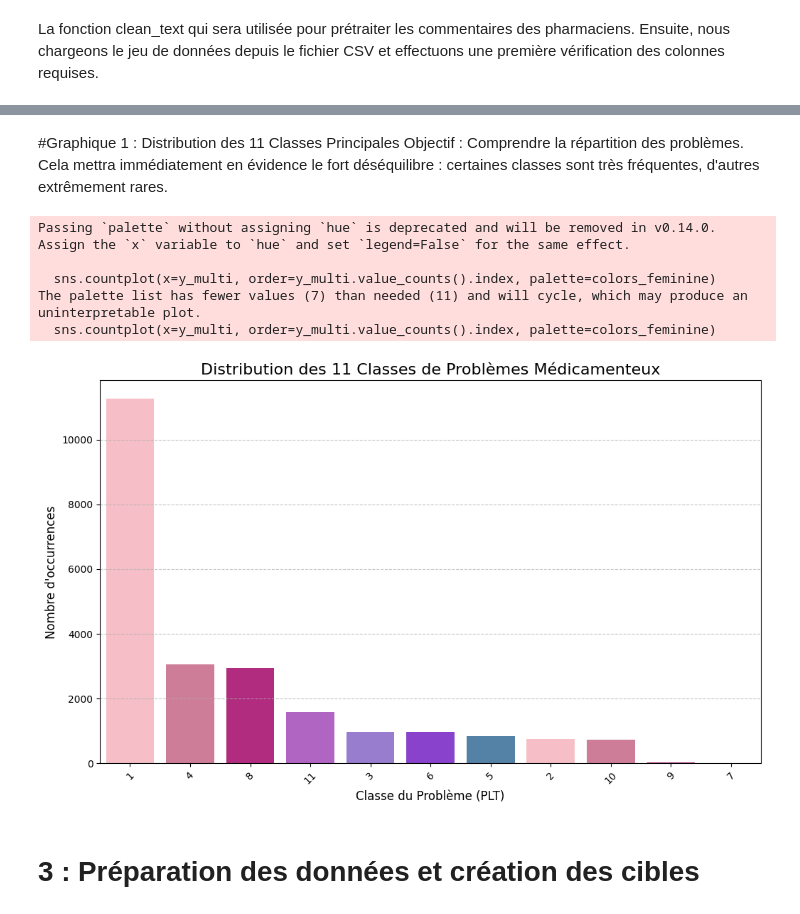
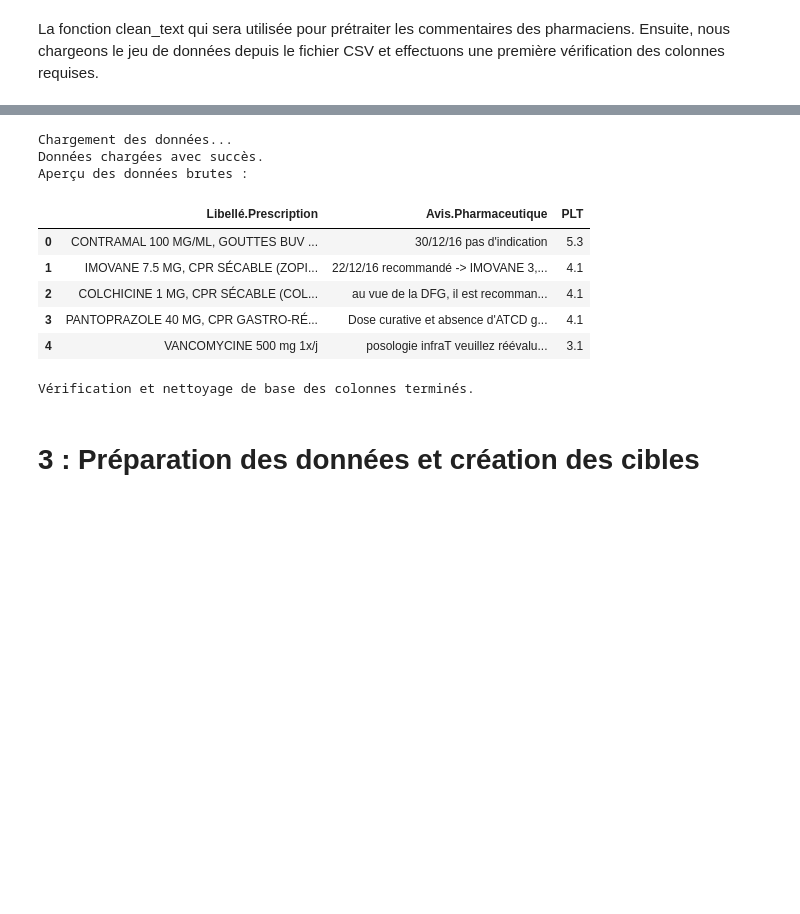
Before and after one commit to FLOWER-2024/Classification-des-Interventions-Pharmaceutiques, a Jupyter notebook: defi_2_VERSION_FINALE .ipynb, the cells around one changed output, grey strips where cells are left out. Cells and saved outputs as stored; diff of their text form; code cells hidden in the pictures; blank space fills up the shorter version.

```diff
--- a/defi_2_VERSION_FINALE .ipynb
+++ b/defi_2_VERSION_FINALE .ipynb
@@ -122,25 +70,43 @@ Données chargées avec succès.
-# %% [markdown]
-#Graphique 1 : Distribution des 11 Classes Principales
-Objectif : Comprendre la répartition des problèmes. Cela mettra immédiatement en évidence le fort déséquilibre : certaines classes sont très fréquentes, d'autres extrêmement rares.
-# %%
-# ===================================================
-# GRAPHIQUE 1 : DISTRIBUTION DES CLASSES MULTICLASSES
-# ===================================================
-plt.figure(figsize=(12, 7))
-sns.countplot(x=y_multi, order=y_multi.value_counts().index, palette=colors_feminine)
-plt.title('Distribution des 11 Classes de Problèmes Médicamenteux', fontsize=16)
-plt.xlabel('Classe du Problème (PLT)', fontsize=12)
-plt.ylabel('Nombre d\'occurrences', fontsize=12)
-plt.xticks(rotation=45)
-plt.grid(axis='y', linestyle='--', alpha=0.7)
-plt.show()
-# %% [output]
-Passing `palette` without assigning `hue` is deprecated and will be removed in v0.14.0. Assign the `x` variable to `hue` and set `legend=False` for the same effect.
-
-  sns.countplot(x=y_multi, order=y_multi.value_counts().index, palette=colors_feminine)
-The palette list has fewer values (7) than needed (11) and will cycle, which may produce an uninterpretable plot.
-  sns.countplot(x=y_multi, order=y_multi.value_counts().index, palette=colors_feminine)
-[figure, removed]
+# %%
+# ===================================================
+# 2. CHARGEMENT ET VALIDATION INITIALE DES DONNÉES
+# ===================================================
+
+# Chargement du jeu de données
+print("Chargement des données...")
+try:
+    # On lit le fichier en spécifiant le séparateur ";"
+    data = pd.read_csv('/content/data_defi3.csv', sep=';')
+    print("Données chargées avec succès.")
+    # Afficher un aperçu des données brutes
+    print("Aperçu des données brutes :")
+    display(data.head())
+except FileNotFoundError:
+    print("Erreur : Le fichier 'data_defi3.csv' est introuvable. Assurez-vous qu'il est dans le bon répertoire.")
+    # Crée un DataFrame vide pour éviter les erreurs dans les cellules suivantes
+    data = pd.DataFrame(columns=['Avis.Pharmaceutique', 'PLT', 'Libellé.Prescription'])
+
+# Vérification et nettoyage initial des colonnes essentielles
+required_columns = ['Avis.Pharmaceutique', 'PLT', 'Libellé.Prescription']
+if all(col in data.columns for col in required_columns):
+    # Supprime les lignes où les colonnes requises ont des valeurs manquantes
+    data = data.dropna(subset=required_columns)
+    # Convertit la colonne 'PLT' en numérique, remplace les erreurs par 0 et convertit en entier
+    data['PLT'] = pd.to_numeric(data['PLT'], errors='coerce').fillna(0).astype(int)
+    print("\nVérification et nettoyage de base des colonnes terminés.")
+else:
+    print("\nErreur: Une ou plusieurs colonnes requises sont manquantes.")
+# %% [output]
+Chargement des données...
+Données chargées avec succès.
+Aperçu des données brutes :
+|  | Libellé.Prescription | Avis.Pharmaceutique | PLT |
+| 0 | CONTRAMAL 100 MG/ML, GOUTTES BUV ... | 30/12/16 pas d'indication | 5.3 |
+| 1 | IMOVANE 7.5 MG, CPR SÉCABLE (ZOPI... | 22/12/16 recommandé -> IMOVANE 3,... | 4.1 |
+| 2 | COLCHICINE 1 MG, CPR SÉCABLE (COL... | au vue de la DFG, il est recomman... | 4.1 |
+| 3 | PANTOPRAZOLE 40 MG, CPR GASTRO-RÉ... | Dose curative et absence d'ATCD g... | 4.1 |
+| 4 | VANCOMYCINE 500 mg 1x/j | posologie infraT veuillez réévalu... | 3.1 |
+Vérification et nettoyage de base des colonnes terminés.
 # %% [markdown]
 # 3 : Préparation des données et création des cibles
 # %% [markdown]
```
Also changed, not shown: parts of 20 cells of this notebook.
